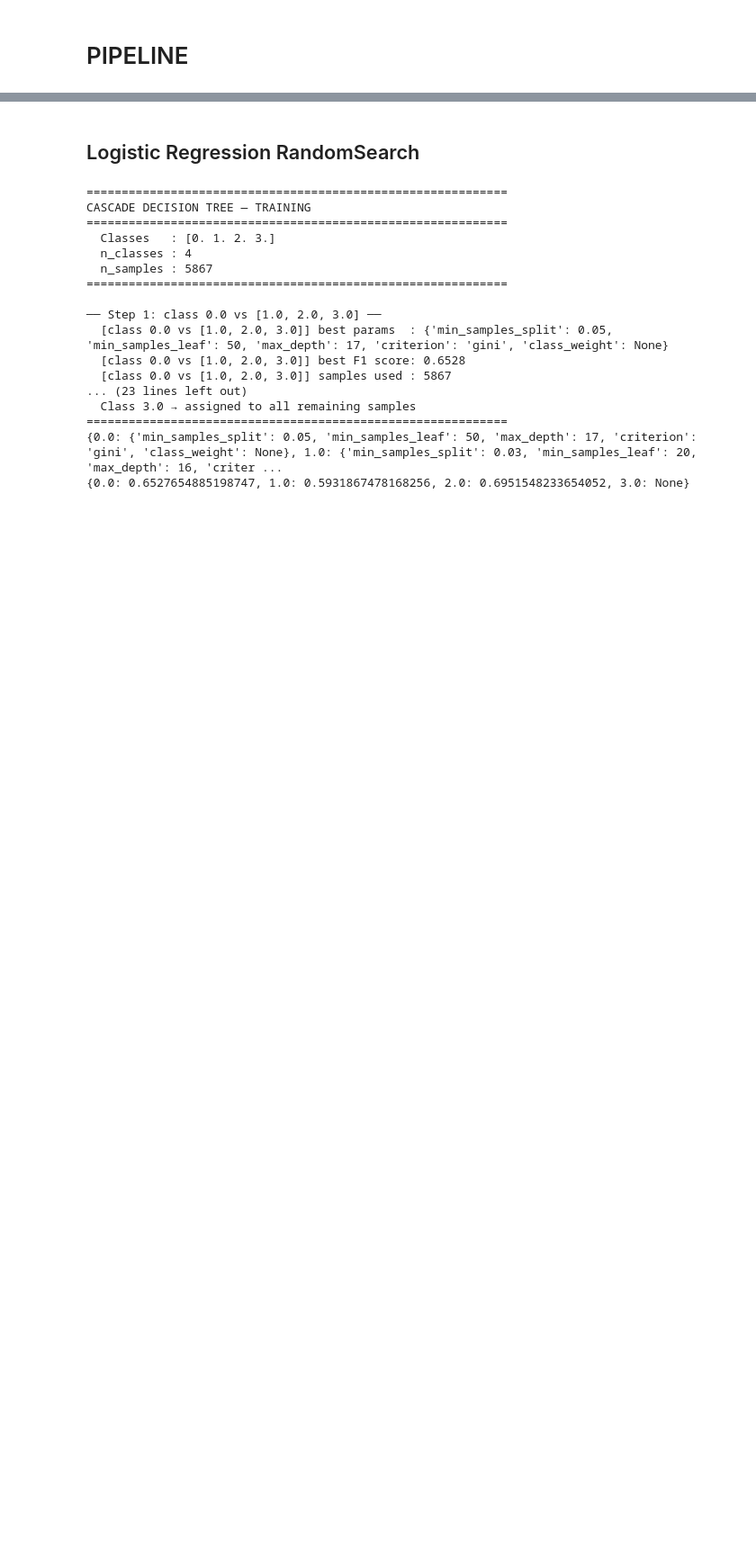
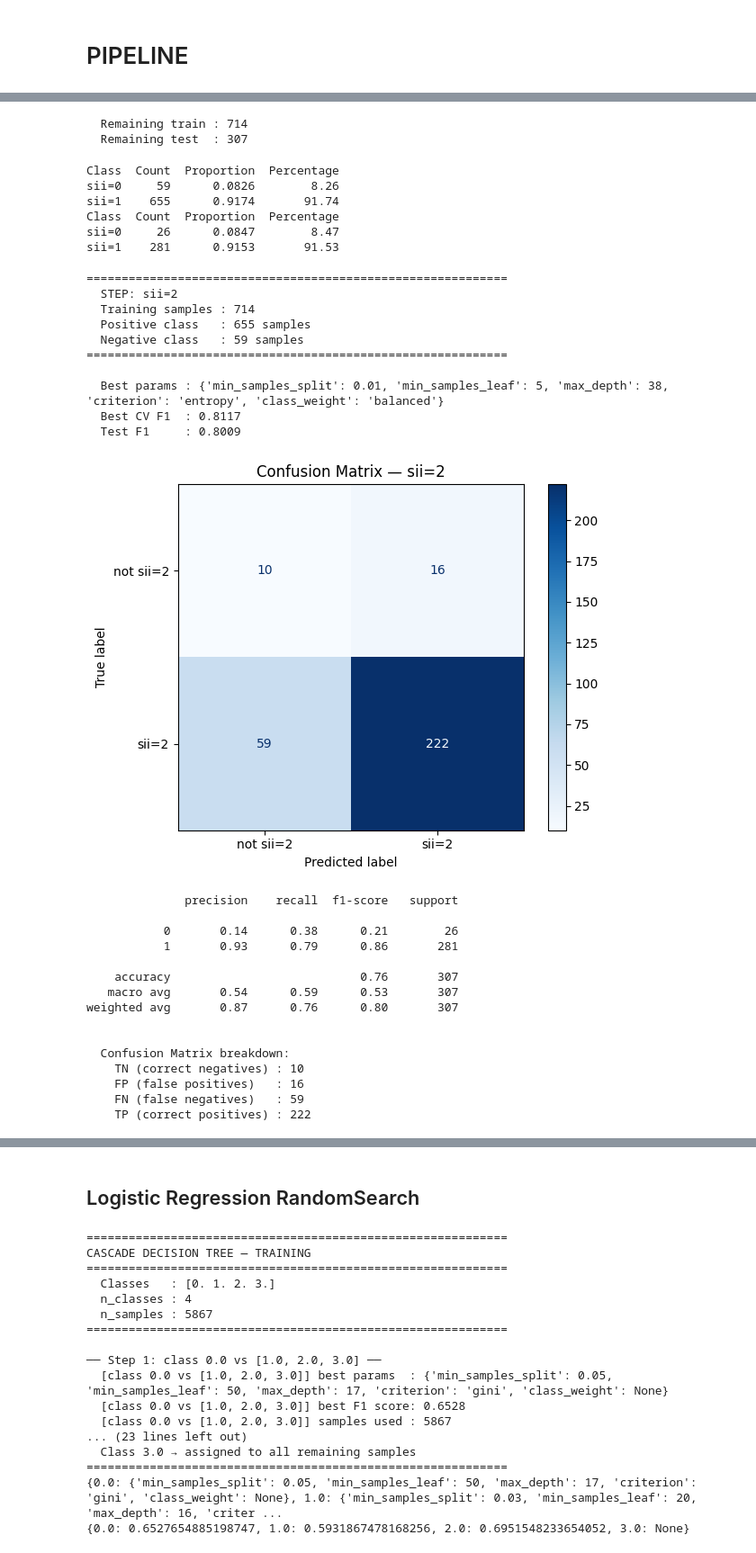
Before and after one commit to alicecalderini/DATAMINING_2-Project, a Jupyter notebook: 7. LOGISTIC REGRESSION/CASCADE.ipynb, the cells around one changed output, grey strips where cells are left out. Shown at 90% size. Saved outputs shown, nothing was run; the diff lists cells and outputs as text; code cells hidden in the pictures; blank space fills up the shorter version.

```diff
--- a/7. LOGISTIC REGRESSION/CASCADE.ipynb
+++ b/7. LOGISTIC REGRESSION/CASCADE.ipynb
@@ -341,0 +605,79 @@ from imblearn.under_sampling import RandomUnderSampler
+# %%
+#Remove samples predicted as sii=1 before next step
+mask_tr = y_tr != 1
+mask_te = y_te != 1
+
+X_tr, y_tr = X_tr[mask_tr], y_tr[mask_tr]
+X_te, y_te = X_te[mask_te], y_te[mask_te]
+
+print(f"\n  Remaining train : {len(y_tr)}")
+print(f"  Remaining test  : {len(y_te)}")
+# %% [output]
+  Remaining train : 714
+  Remaining test  : 307
+# %%
+# sii= 2 vs [3] ──────────────────────────────────────────────
+y_binary_tr = (y_tr == 2).astype(int)
+y_binary_te = (y_te == 2).astype(int)
+# %%
+import pandas as pd
+
+unique, counts = np.unique(y_binary_tr, return_counts=True)
+proportions = counts / counts.sum()
+
+class_dist = pd.DataFrame({
+    'Class':      [f'sii={u}' for u in unique],
+    'Count':      counts,
+    'Proportion': proportions.round(4),
+    'Percentage': (proportions * 100).round(2)
+})
+
+print(class_dist.to_string(index=False))
+unique, counts = np.unique(y_binary_te, return_counts=True)
+proportions = counts / counts.sum()
+
+class_dist = pd.DataFrame({
+    'Class':      [f'sii={u}' for u in unique],
+    'Count':      counts,
+    'Proportion': proportions.round(4),
+    'Percentage': (proportions * 100).round(2)
+})
+
+print(class_dist.to_string(index=False))
+# %% [output]
+Class  Count  Proportion  Percentage
+sii=0     59      0.0826        8.26
+sii=1    655      0.9174       91.74
+Class  Count  Proportion  Percentage
+sii=0     26      0.0847        8.47
+sii=1    281      0.9153       91.53
+# %%
+models[2] = train_one_step(X_tr, y_binary_tr, X_te, y_binary_te,
+                            step_name='sii=2')
+# %% [output]
+============================================================
+  STEP: sii=2
+  Training samples : 714
+  Positive class   : 655 samples
+  Negative class   : 59 samples
+============================================================
+
+  Best params : {'min_samples_split': 0.01, 'min_samples_leaf': 5, 'max_depth': 38, 'criterion': 'entropy', 'class_weight': 'balanced'}
+  Best CV F1  : 0.8117
+  Test F1     : 0.8009
+[figure, added]
+              precision    recall  f1-score   support
+
+           0       0.14      0.38      0.21        26
+           1       0.93      0.79      0.86       281
+
+    accuracy                           0.76       307
+   macro avg       0.54      0.59      0.53       307
+weighted avg       0.87      0.76      0.80       307
+
+
+  Confusion Matrix breakdown:
+    TN (correct negatives) : 10
+    FP (false positives)   : 16
+    FN (false negatives)   : 59
+    TP (correct positives) : 222
```
Also changed, not shown: parts of 24 cells of this notebook, 1 other file.
